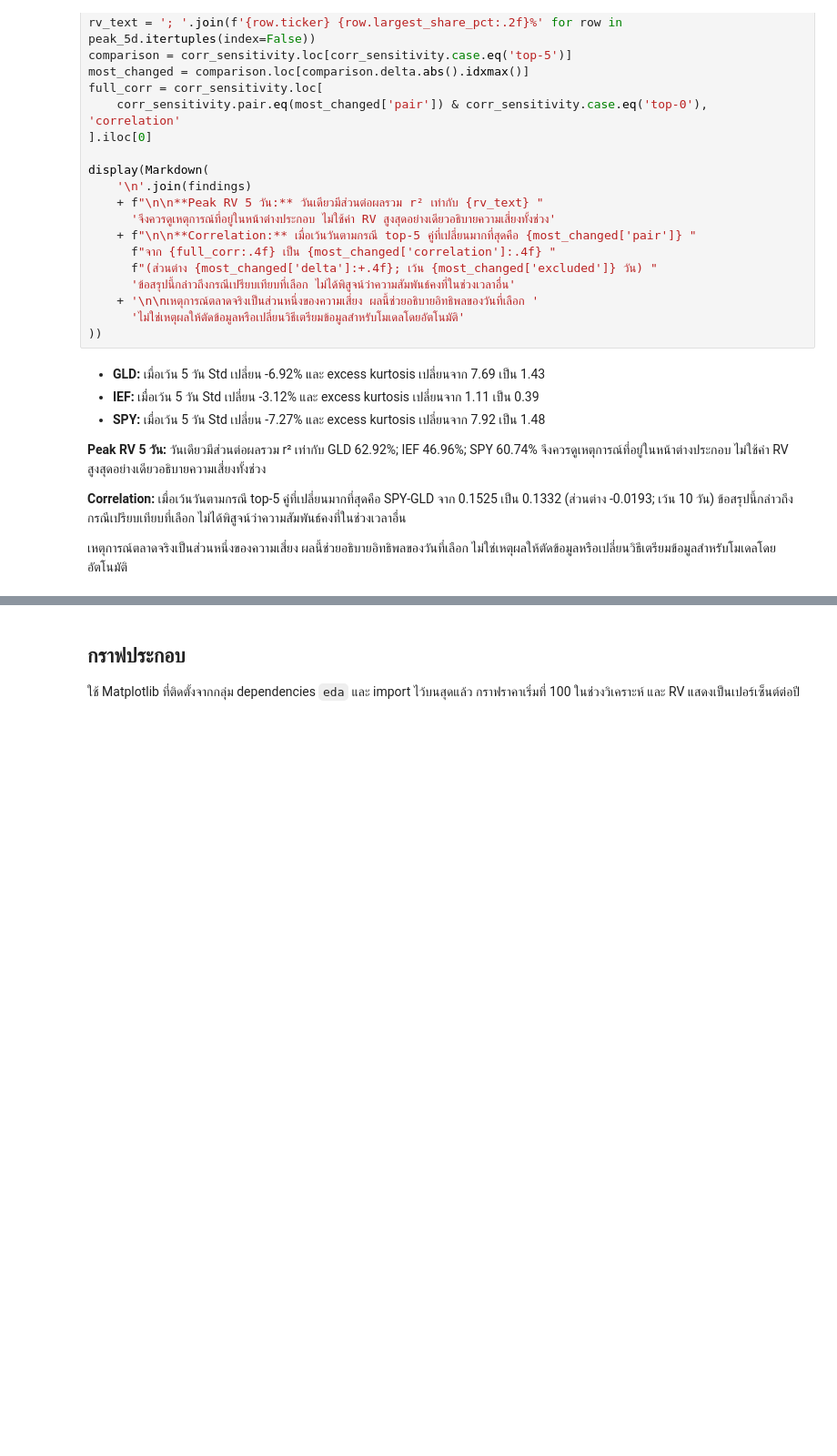
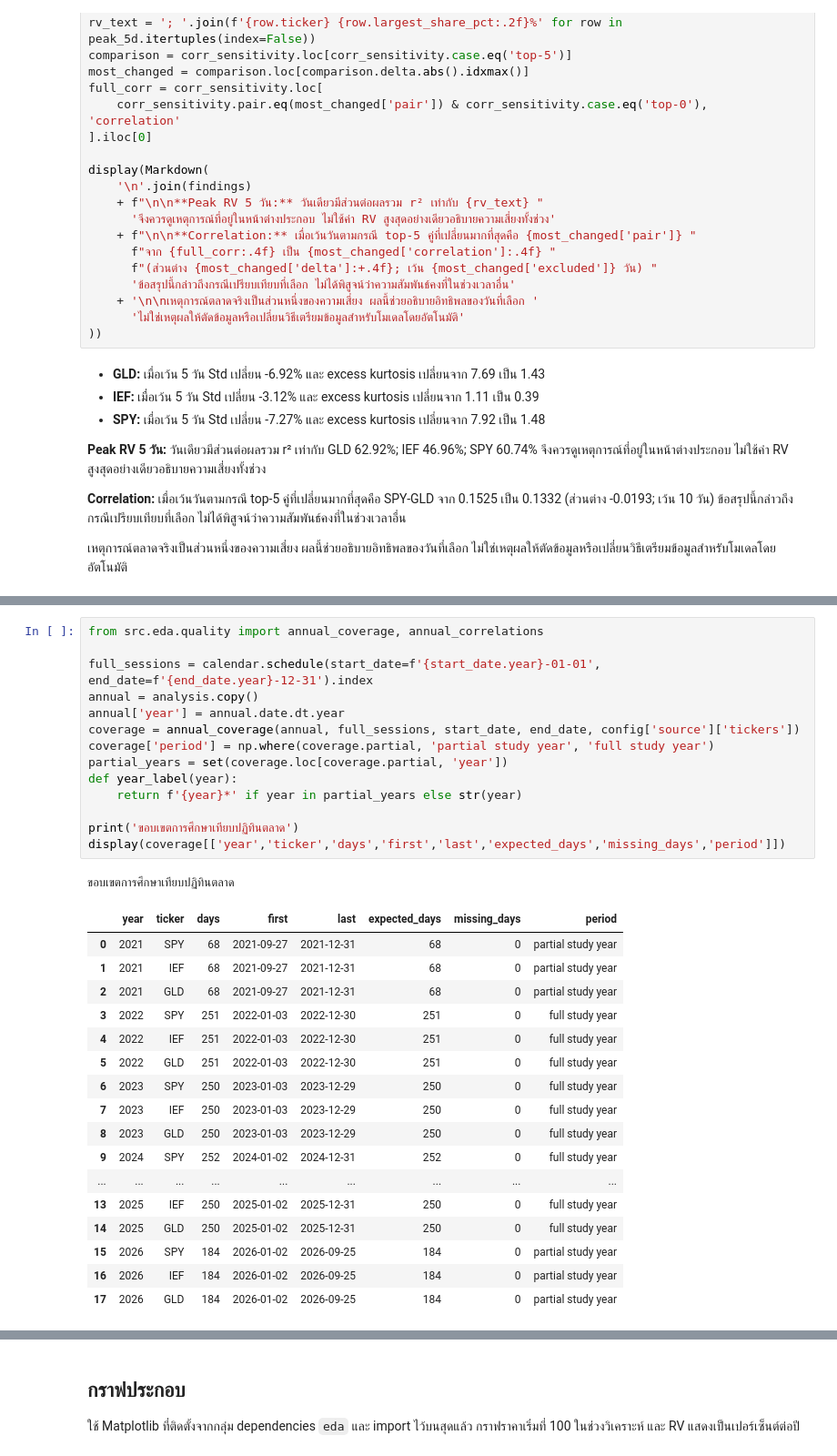
Before and after one commit to 01aptx01/datasci-and-dataen-project, a Jupyter notebook: notebooks/01_eda_market_prices.ipynb, the cells around one changed output, grey strips where cells are left out. Shown at 91% size. Cells and saved outputs as stored; diff of their text form; blank space fills up the shorter version.

```diff
--- a/notebooks/01_eda_market_prices.ipynb
+++ b/notebooks/01_eda_market_prices.ipynb
@@ -617,0 +621,33 @@ display(Markdown(
+# %%
+from src.eda.quality import annual_coverage, annual_correlations
+
+full_sessions = calendar.schedule(start_date=f'{start_date.year}-01-01', end_date=f'{end_date.year}-12-31').index
+annual = analysis.copy()
+annual['year'] = annual.date.dt.year
+coverage = annual_coverage(annual, full_sessions, start_date, end_date, config['source']['tickers'])
+coverage['period'] = np.where(coverage.partial, 'partial study year', 'full study year')
+partial_years = set(coverage.loc[coverage.partial, 'year'])
+def year_label(year):
+    return f'{year}*' if year in partial_years else str(year)
+
+print('ขอบเขตการศึกษาเทียบปฏิทินตลาด')
+display(coverage[['year','ticker','days','first','last','expected_days','missing_days','period']])
+# %% [output]
+ขอบเขตการศึกษาเทียบปฏิทินตลาด
+|  | year | ticker | days | first | last | expected_days | missing_days | period |
+| 0 | 2021 | SPY | 68 | 2021-09-27 | 2021-12-31 | 68 | 0 | partial study year |
+| 1 | 2021 | IEF | 68 | 2021-09-27 | 2021-12-31 | 68 | 0 | partial study year |
+| 2 | 2021 | GLD | 68 | 2021-09-27 | 2021-12-31 | 68 | 0 | partial study year |
+| 3 | 2022 | SPY | 251 | 2022-01-03 | 2022-12-30 | 251 | 0 | full study year |
+| 4 | 2022 | IEF | 251 | 2022-01-03 | 2022-12-30 | 251 | 0 | full study year |
+| 5 | 2022 | GLD | 251 | 2022-01-03 | 2022-12-30 | 251 | 0 | full study year |
+| 6 | 2023 | SPY | 250 | 2023-01-03 | 2023-12-29 | 250 | 0 | full study year |
+| 7 | 2023 | IEF | 250 | 2023-01-03 | 2023-12-29 | 250 | 0 | full study year |
+| 8 | 2023 | GLD | 250 | 2023-01-03 | 2023-12-29 | 250 | 0 | full study year |
+| 9 | 2024 | SPY | 252 | 2024-01-02 | 2024-12-31 | 252 | 0 | full study year |
+| ... | ... | ... | ... | ... | ... | ... | ... | ... |
+| 13 | 2025 | IEF | 250 | 2025-01-02 | 2025-12-31 | 250 | 0 | full study year |
+| 14 | 2025 | GLD | 250 | 2025-01-02 | 2025-12-31 | 250 | 0 | full study year |
+| 15 | 2026 | SPY | 184 | 2026-01-02 | 2026-09-25 | 184 | 0 | partial study year |
+| 16 | 2026 | IEF | 184 | 2026-01-02 | 2026-09-25 | 184 | 0 | partial study year |
+| 17 | 2026 | GLD | 184 | 2026-01-02 | 2026-09-25 | 184 | 0 | partial study year |
```
Also changed, not shown: parts of 12 cells of this notebook, 2 other files.
